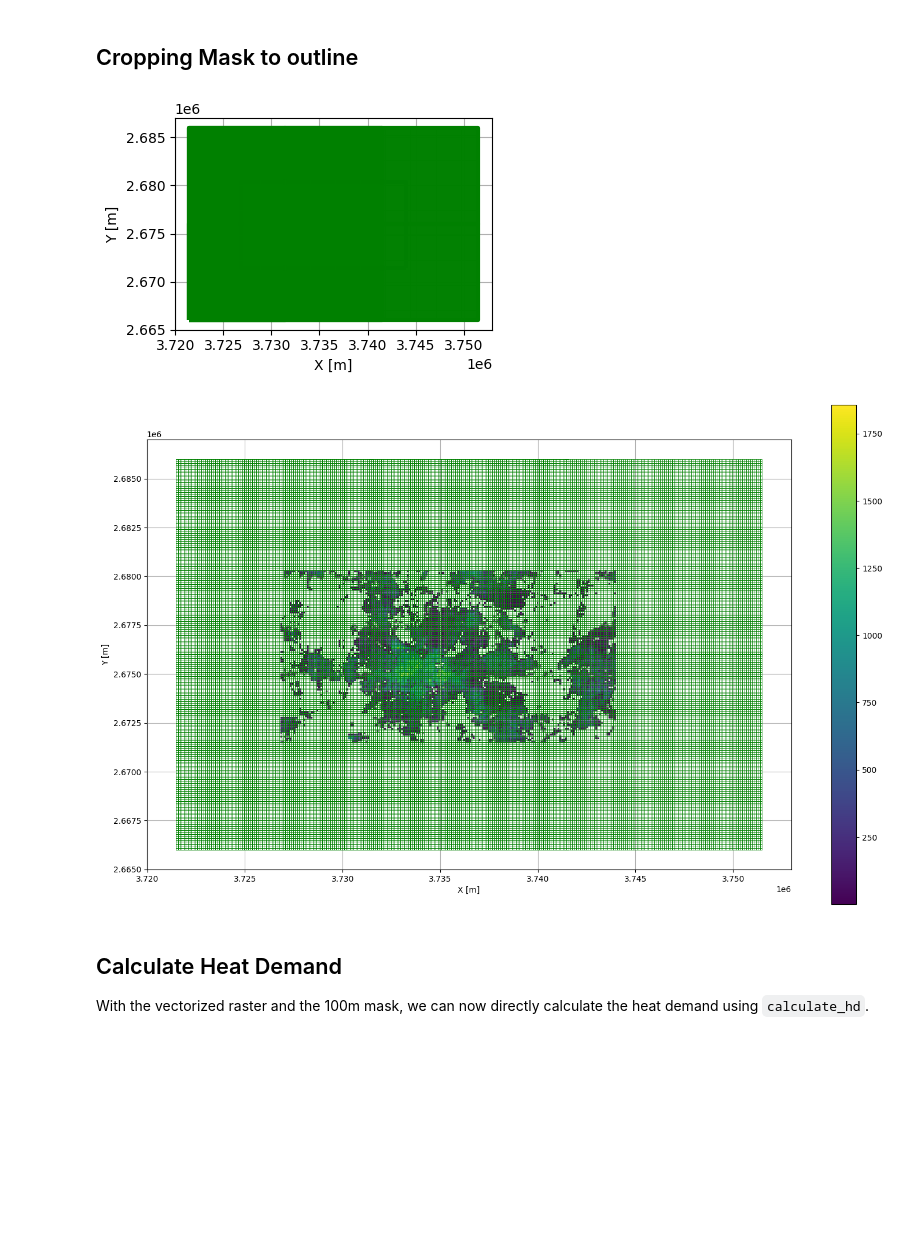
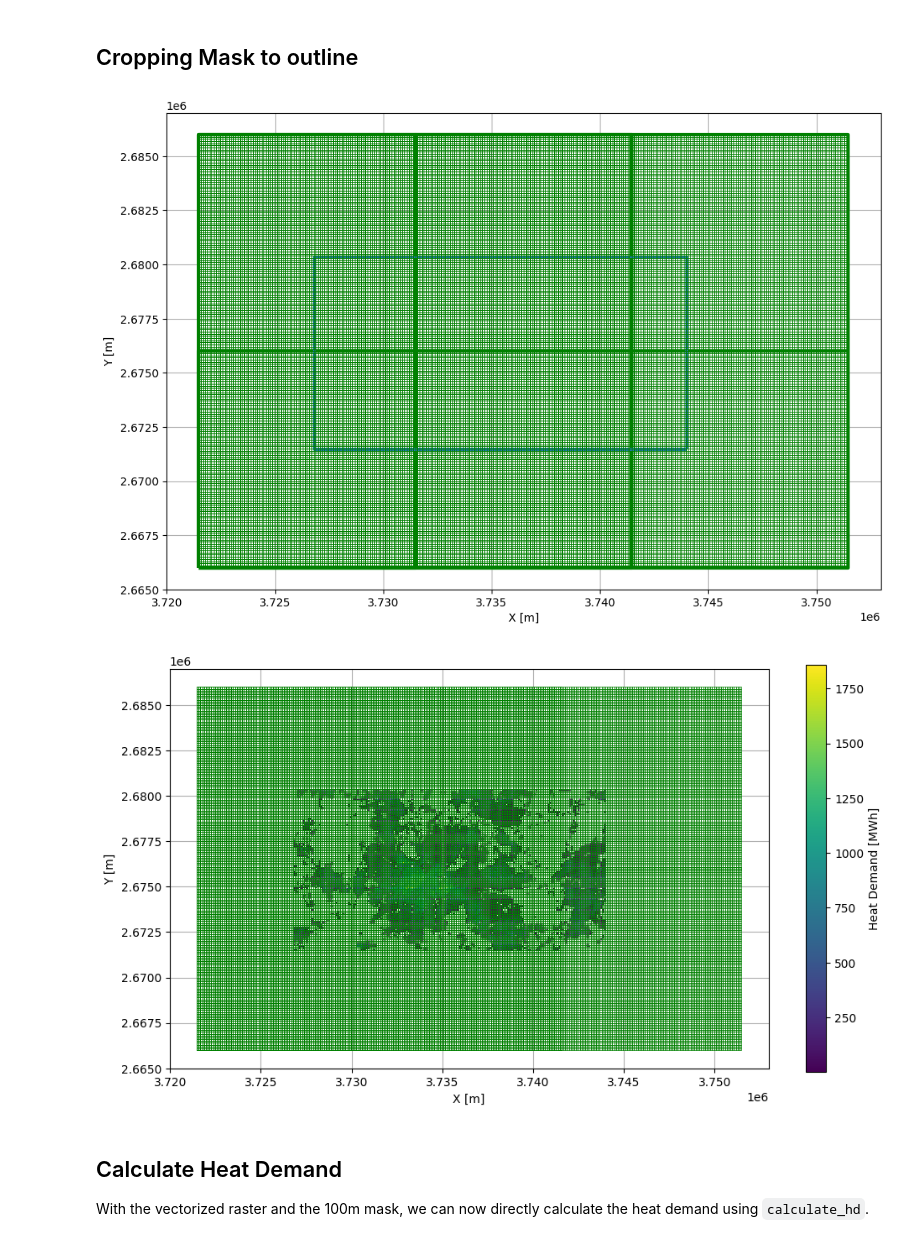
Before and after one commit to AlexanderJuestel/pyheatdemand, a Jupyter notebook: docs/source/notebooks/02_Processing_Data_Type_I_Raster.ipynb, the cells around one changed output. Drawn from its saved outputs; the diff is of its cells as text; code cells hidden in the pictures; blank space fills up the shorter version.

```diff
--- a/docs/source/notebooks/02_Processing_Data_Type_I_Raster.ipynb
+++ b/docs/source/notebooks/02_Processing_Data_Type_I_Raster.ipynb
@@ -45,7 +46,7 @@ CRS.from_epsg(3035)
 
 The raster data is vectorized for further processing. The result will be a `GeoDataFrame` containing the Heat Demand values in the column `class`.
 # %%
-raster_vectorized = processing.vectorize_raster('../../../data/Data_Type_I_Raster.tif')
+raster_vectorized = processing.vectorize_raster('../../../test/data/Data_Type_I_Raster.tif')
 raster_vectorized
 # %% [output]
 |  | geometry | class |
@@ -87,7 +96,7 @@ gdf
 
 We are loading the previously created 10 km mask.
 # %%
-mask_10km = gpd.read_file('../data/Interreg_NWE_mask_10km_3034.shp')
+mask_10km = gpd.read_file('../../../test/data/Interreg_NWE_mask_10km_3034.shp')
 mask_10km
 # %% [output]
 |  | FID | geometry |
@@ -191,30 +200,28 @@ mask_100m_cropped.to_file('../data/Interreg_NWE_mask_500m_EPSG3034.shp')
 # %% [markdown]
 ## Cropping Mask to outline
 # %%
-fig, ax = plt.subplots(figsize=(5,3))
+fig, ax = plt.subplots(figsize=(10,10))
 mask_10km_cropped.boundary.plot(ax=ax, linewidth=3, color='green')
 gdf.to_crs('EPSG:3034').boundary.plot(ax=ax, linewidth=3)
 mask_100m_cropped.boundary.plot(ax=ax, linewidth=0.5, color='green')
 plt.xlabel('X [m]')
 plt.ylabel('Y [m]')
 plt.grid()
 plt.tight_layout()
 
 #plt.savefig('../images/Data_Type_1_Outline.png', dpi=300)
 # %% [output]
-[figure, old version]
+[figure, new version]
 # %%
-fig, ax = plt.subplots(figsize=(15,9))
-# mask_10km_cropped.boundary.plot(ax=ax, linewidth=3, color='green')
-# gdf.to_crs('EPSG:3034').boundary.plot(ax=ax, linewidth=3)
+fig, ax = plt.subplots(figsize=(10,10))
 mask_100m_cropped.boundary.plot(ax=ax, linewidth=0.5, color='green')
-raster_vectorized.to_crs('EPSG:3034').plot(ax=ax, column='class', legend=True)
+raster_vectorized.plot(ax=ax, column='class', legend=True, legend_kwds={'shrink':0.5, 'label': 'Heat Demand [MWh]'})
 plt.xlabel('X [m]')
 plt.ylabel('Y [m]')
 plt.grid()
 plt.tight_layout()
 # %% [output]
-[figure, old version]
+[figure, new version]
 # %% [markdown]
 ## Calculate Heat Demand
 
```
Also changed, not shown: parts of 11 cells of this notebook, 14 other files.
